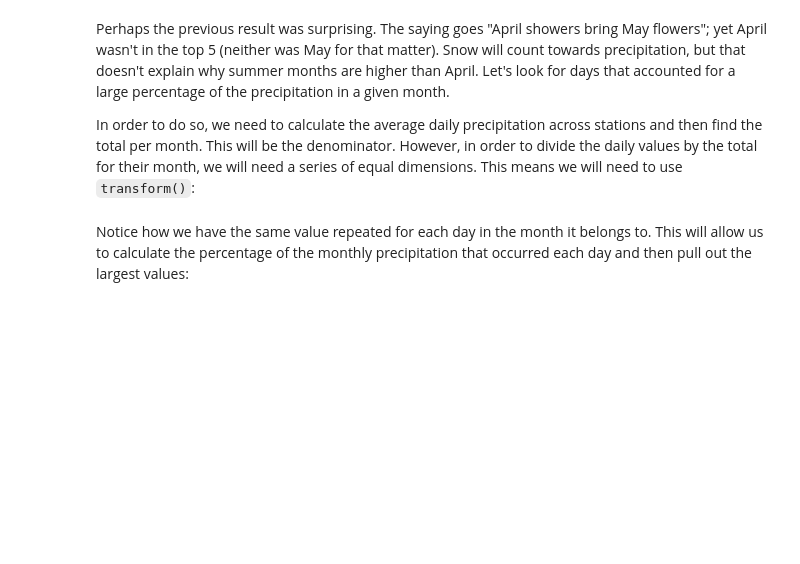
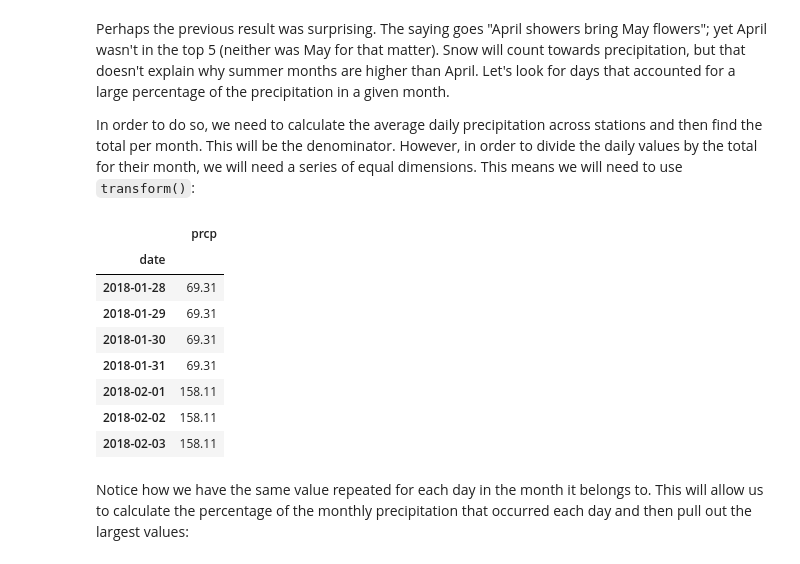
Before and after one commit to polarpolar914/MachineLearning-for-AI, a Jupyter notebook: week5/3-aggregations.ipynb, the cells around one changed output. Saved outputs shown, nothing was run; the diff lists cells and outputs as text; code cells hidden in the pictures; blank space fills up the shorter version.

```diff
--- a/week5/3-aggregations.ipynb
+++ b/week5/3-aggregations.ipynb
@@ -242,9 +286,19 @@ In order to do so, we need to calculate the average daily precipitation across s
 # %%
 weather.query('datatype == "PRCP"')\
     .rename(dict(value='prcp'), axis=1)\
-    .groupby(level=0).mean()\
+    .groupby(level=0).mean('prcp')\
     .groupby(pd.Grouper(freq='M'))\
     .transform(np.sum)['2018-01-28':'2018-02-03']
+# %% [output]
+|  | prcp |
+| date |  |
+| 2018-01-28 | 69.31 |
+| 2018-01-29 | 69.31 |
+| 2018-01-30 | 69.31 |
+| 2018-01-31 | 69.31 |
+| 2018-02-01 | 158.11 |
+| 2018-02-02 | 158.11 |
+| 2018-02-03 | 158.11 |
 # %% [markdown]
 Notice how we have the same value repeated for each day in the month it belongs to. This will allow us to calculate the percentage of the monthly precipitation that occurred each day and then pull out the largest values:
 # %%
```
Also changed, not shown: parts of 14 cells of this notebook.
